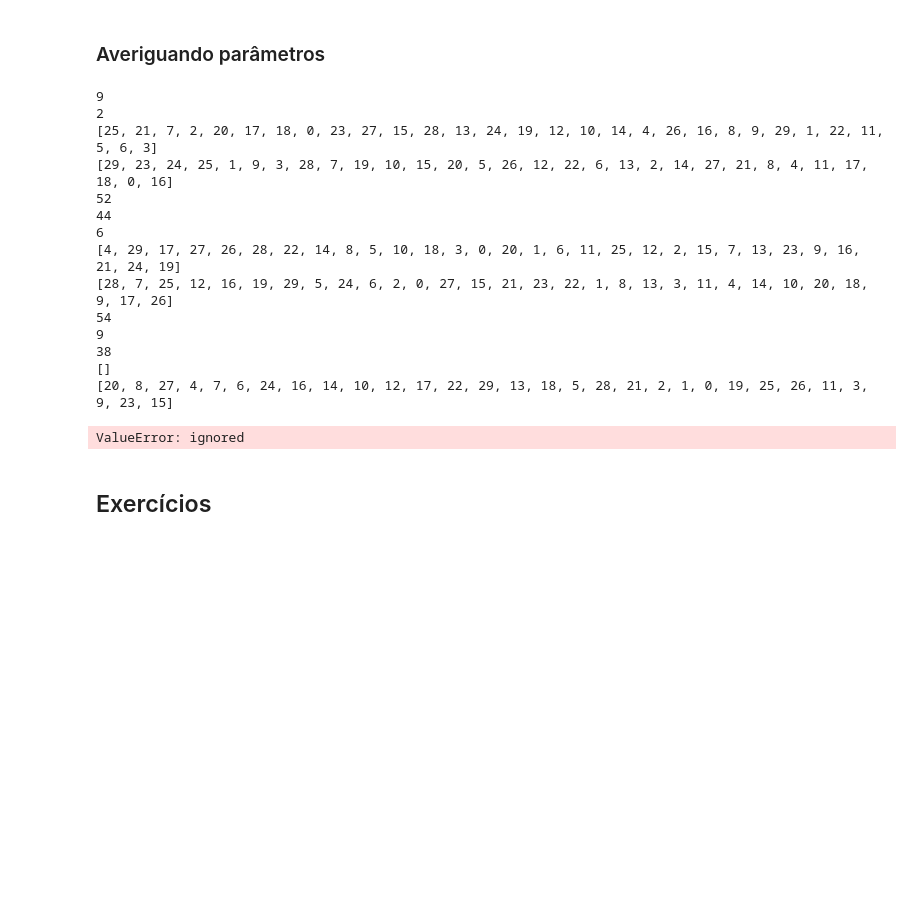
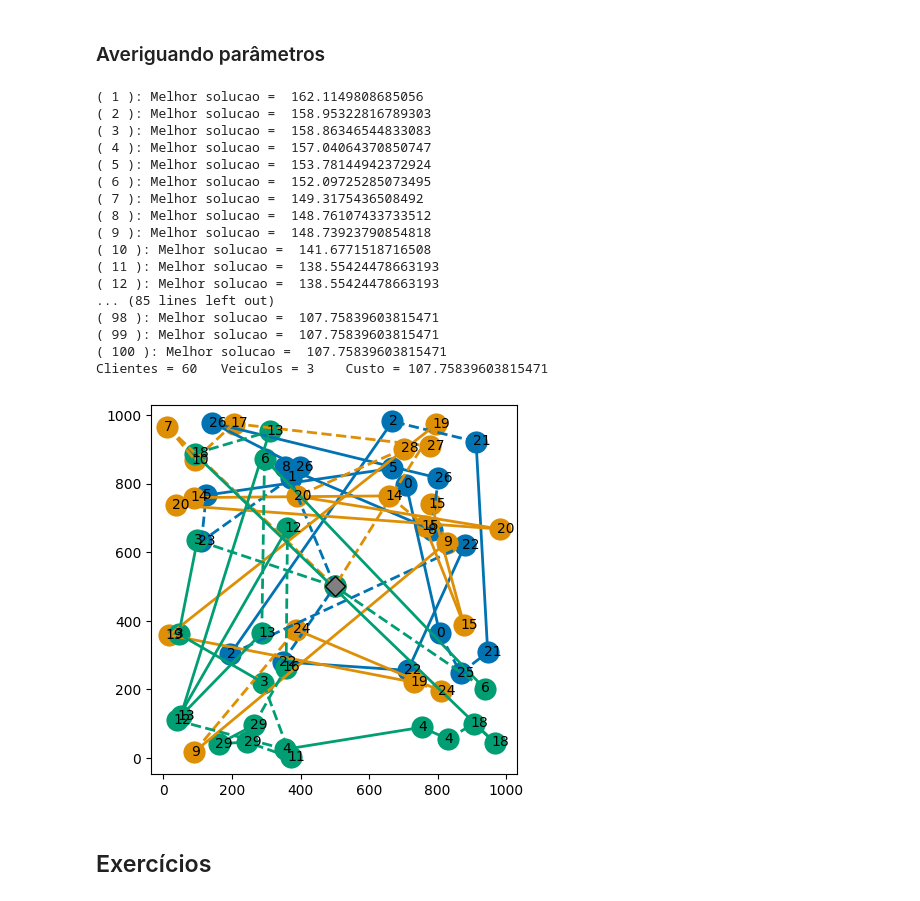
Before and after one commit to cdiegor/Metaheuristicas, a Jupyter notebook: PEV.ipynb, the cells around one changed output. Cells and saved outputs as stored; diff of their text form; code cells hidden in the pictures; blank space fills up the shorter version.

```diff
--- a/PEV.ipynb
+++ b/PEV.ipynb
@@ -283,10 +282,10 @@ def localizar(S: PEV, i: int, j: int):
 
   for k, rota in enumerate(S.rotas):
     for l, tarefa in enumerate(rota):
-      if tarefa == S.tarefas[i]:
+      if tarefa.index == S.tarefas[i].index:
         ri = k
         li = l
-      if tarefa == S.tarefas[j]:
+      if tarefa.index == S.tarefas[j].index:
         rj = k
         lj = l
   return ri, li, rj, lj
@@ -358,13 +367,16 @@ def cruzamento(x: PEV, y: PEV):
   py = []
   for r in y.rotas: py.extend(r)
 
-  print(px)
-  print(py)
+  #print(px)
+  #print(py)
 
+  #print("    aresta alternada")
   pa = cruzamento_aresta_alternada(px, py)
+  #print("    aresta alternada")
   pb = cruzamento_aresta_alternada(py, px)
 
-  a = x
+  #print("    reconversao")
+  a = copy.deepcopy(x)
   a.rotas = []
   inicio = 0
   for r in x.rotas:
@@ -372,7 +384,8 @@ def cruzamento(x: PEV, y: PEV):
     a.rotas.append(pa[inicio:fim])
     inicio = fim
 
-  b = y
+  #print("    reconversao")
+  b = copy.deepcopy(y)
   b.rotas = []
   inicio = 0
   for r in y.rotas:
@@ -380,10 +393,22 @@ def cruzamento(x: PEV, y: PEV):
     b.rotas.append(pb[inicio:fim])
     inicio = fim
 
+  if checar_rotas(a) == False or checar_rotas(b) == False:
+    print("Erro no cruzamento")
+
   return a, b
 # %%
+def checar_pop(pop):
+  for j in range(len(pop)):
+    x = pop[j]
+    if (len(x.rotas) < x.veiculos):
+      print("Menos rotas que veiculos no individuo ", j)
+    for r in range(len(x.rotas)):
+      if (len(x.rotas[r]) == 0):
+        print("Rota ", r, " vazia no individuo", j)
+
 def genetico(pev: PEV, tamanho_populacao: int, elite: float,
-             vies: float, taxa_mutacao: float, rodadas: int):
+             vies: float, taxa_mutacao: float, rodadas: int, max_iter:int):
   proxima = populacao_inicial(pev, tamanho_populacao)
   avaliar_populacao(proxima, elite)
   iter = 0
@@ -392,8 +417,10 @@ def genetico(pev: PEV, tamanho_populacao: int, elite: float,
 
   #for x in proxima: print(x)
 
-  while (iter < 1000):
+  while (iter < max_iter):
     atual = copy.deepcopy(proxima)
+
+    #checar_pop(atual)
 
     #Próxima geração mantém a elite atual
     proxima[:tamanho_elite] = copy.deepcopy(atual[:tamanho_elite])
@@ -402,52 +429,58 @@ def genetico(pev: PEV, tamanho_populacao: int, elite: float,
     for j in range(tamanho_elite,tamanho_elite+tamanho_mutacao):
       mutant_index = torneio(atual, elite, vies, rodadas)
       proxima[j] = copy.deepcopy(atual[mutant_index])
+      #print("  mutacao")
       mutacao(proxima[j])
 
     # Elementos cruzados da próxima população
     j = tamanho_elite+tamanho_mutacao
     while (j < tamanho_populacao):
+      #print("  selecao")
       x, y = selecao(atual, elite, vies, rodadas)
+      #print("  cruzamento")
       z, w = cruzamento(atual[x], atual[y])
       proxima[j] = z
       j = j + 1
       if (j < tamanho_populacao):
         proxima[j] = w
         j = j + 1
-      print(j)
+    #print("  avaliacao")
     avaliar_populacao(proxima, elite)
     iter = iter + 1
-    print("Melhor solucao = ", proxima[0].atraso)
+    print("(", iter, "): Melhor solucao = ", proxima[0].atraso)
   return proxima[0]
 # %% [markdown]
 ### Averiguando parâmetros
 # %%
 pontos = 60
 veiculos = 3
 tarefas = 30
 
 exemplo = gerar_pev(pontos, veiculos, tarefas)
 
 solucao = genetico(exemplo,
                    tamanho_populacao=100, elite=0.2, vies=0.5,
-                   taxa_mutacao=0.3, rodadas=3)
+                   taxa_mutacao=0.3, rodadas=3, max_iter=100)
 
 plot_pev(solucao)
 # %% [output]
-9
-2
-[25, 21, 7, 2, 20, 17, 18, 0, 23, 27, 15, 28, 13, 24, 19, 12, 10, 14, 4, 26, 16, 8, 9, 29, 1, 22, 11, 5, 6, 3]
-[29, 23, 24, 25, 1, 9, 3, 28, 7, 19, 10, 15, 20, 5, 26, 12, 22, 6, 13, 2, 14, 27, 21, 8, 4, 11, 17, 18, 0, 16]
-52
-44
-6
-[4, 29, 17, 27, 26, 28, 22, 14, 8, 5, 10, 18, 3, 0, 20, 1, 6, 11, 25, 12, 2, 15, 7, 13, 23, 9, 16, 21, 24, 19]
-[28, 7, 25, 12, 16, 19, 29, 5, 24, 6, 2, 0, 27, 15, 21, 23, 22, 1, 8, 13, 3, 11, 4, 14, 10, 20, 18, 9, 17, 26]
-54
-9
-38
-[]
-[20, 8, 27, 4, 7, 6, 24, 16, 14, 10, 12, 17, 22, 29, 13, 18, 5, 28, 21, 2, 1, 0, 19, 25, 26, 11, 3, 9, 23, 15]
+( 1 ): Melhor solucao =  162.1149808685056
+( 2 ): Melhor solucao =  158.95322816789303
+( 3 ): Melhor solucao =  158.86346544833083
+( 4 ): Melhor solucao =  157.04064370850747
+( 5 ): Melhor solucao =  153.78144942372924
+( 6 ): Melhor solucao =  152.09725285073495
+( 7 ): Melhor solucao =  149.3175436508492
+( 8 ): Melhor solucao =  148.76107433733512
+( 9 ): Melhor solucao =  148.73923790854818
+( 10 ): Melhor solucao =  141.6771518716508
+( 11 ): Melhor solucao =  138.55424478663193
+( 12 ): Melhor solucao =  138.55424478663193
+... (85 lines left out)
+( 98 ): Melhor solucao =  107.75839603815471
+( 99 ): Melhor solucao =  107.75839603815471
+( 100 ): Melhor solucao =  107.75839603815471
+Clientes = 60   Veiculos = 3    Custo = 107.75839603815471
-ValueError: ignored
+[figure, added]
 # %% [markdown]
 ## Exercícios
```
Also changed, not shown: parts of 5 cells of this notebook.
